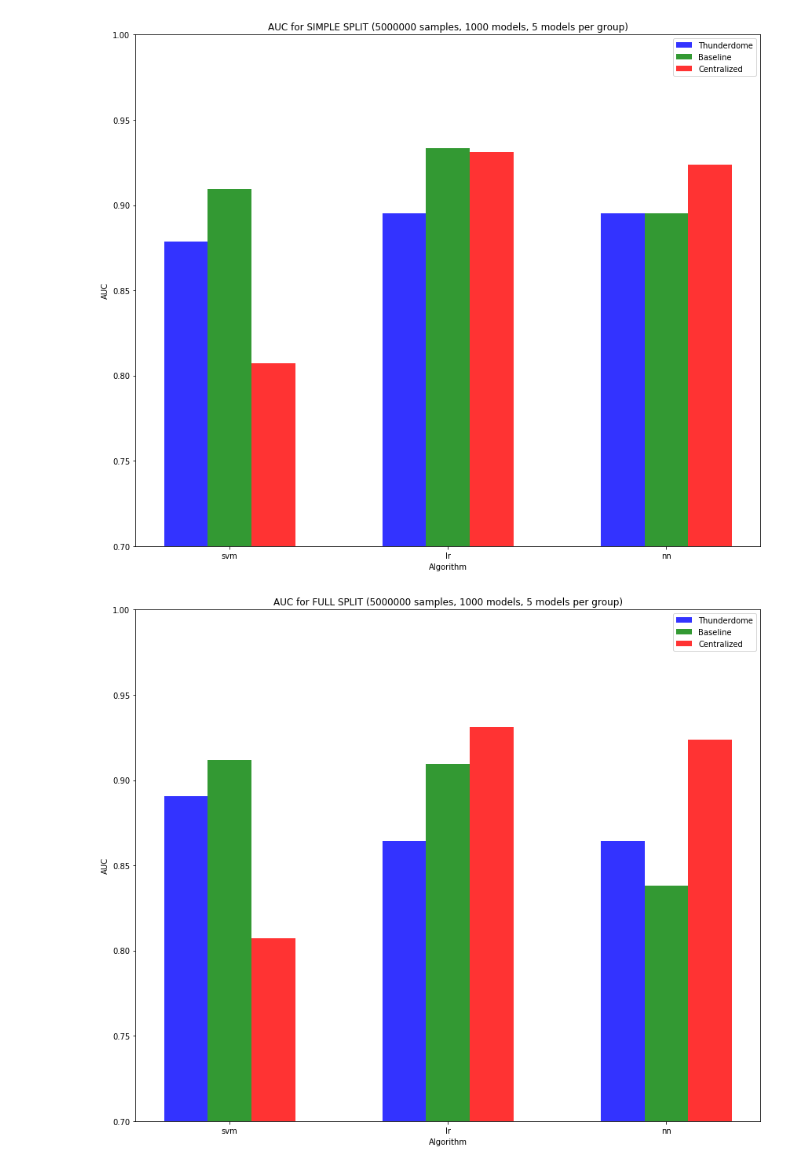
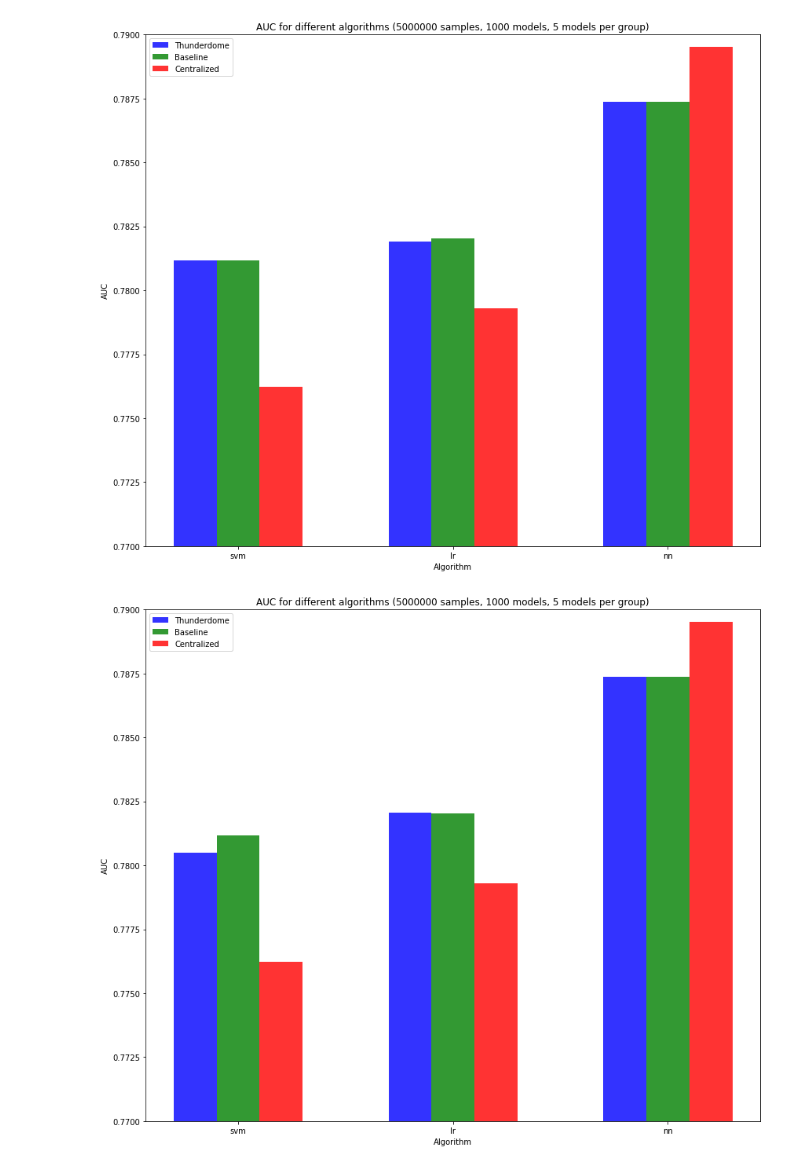
Before and after one commit to alisakhatipova/Parallel-Machine-Learning, a Jupyter notebook: split_exp.ipynb, the cells around one changed output. Cells and saved outputs as stored; diff of their text form; code cells hidden in the pictures.

```diff
--- a/split_exp.ipynb
+++ b/split_exp.ipynb
@@ -58,19 +132,18 @@ plt.show()
 # %%
-# simple split
 algs = ['svm', 'lr', 'nn']
 # data to plot
 n_groups = 3
-thund = [alg_svm_aver_simple, alg_lr_aver_simple, alg_lr_aver_simple]
-baseline = [alg_svm_aver_simple_baseline, alg_lr_aver_simple_baseline, alg_nn_aver_simple_baseline]
-centr = [alg_svm_aver_real, alg_lr_aver_real, alg_nn_aver_real]
+thund = [0.78117648573130, 0.7819078365983766, 0.7873764647232113]
+baseline = [0.7811764857313045, 0.7820439949492224, 0.7873764647232113]
+centr = [0.7762130749591453, 0.7792972163021316, 0.7895174544271933]
 
 # create plot
 fig, ax = plt.subplots(figsize=(12, 10))
 index = np.arange(n_groups)
 bar_width = 0.2
 opacity = 0.8
-ax.set_ylim(ymin=0.7)
-ax.set_ylim(ymax=1.0)
+ax.set_ylim(ymin=0.77)
+ax.set_ylim(ymax=0.79)
 rects1 = plt.bar(index, thund, bar_width,
                  alpha=opacity,
                  color='b',
@@ -88,53 +161,52 @@ rects2 = plt.bar(index + 2*bar_width, centr, bar_width,
 
 plt.xlabel('Algorithm')
 plt.ylabel('AUC')
-plt.title('AUC for SIMPLE SPLIT (5000000 samples, 1000 models, 5 models per group)')
+plt.title('AUC for different algorithms (5000000 samples, 1000 models, 5 models per group)')
 plt.xticks(index + bar_width, algs)
 plt.legend()
 
 plt.tight_layout()
 plt.show()
 # %% [output]
-[figure, old version]
+[figure, new version]
 # %%
-# full split
 algs = ['svm', 'lr', 'nn']
 # data to plot
 n_groups = 3
-thund = [alg_svm_aver_full, alg_lr_aver_full, alg_lr_aver_full]
-baseline = [alg_svm_aver_full_baseline, alg_lr_aver_full_baseline, alg_nn_aver_full_baseline]
-centr = [alg_svm_aver_real, alg_lr_aver_real, alg_nn_aver_real]
+thund = [0.7805028877163187, 0.7820526493387796, 0.7873764647232113]
+baseline = [0.7811764857313045, 0.7820439949492224, 0.7873764647232113]
+centr = [0.7762130749591453, 0.7792972163021316, 0.7895174544271933]
 
 # create plot
 fig, ax = plt.subplots(figsize=(12, 10))
 index = np.arange(n_groups)
 bar_width = 0.2
 opacity = 0.8
-ax.set_ylim(ymin=0.7)
-ax.set_ylim(ymax=1.0)
+ax.set_ylim(ymin=0.77)
+ax.set_ylim(ymax=0.79)
 rects1 = plt.bar(index, thund, bar_width,
                  alpha=opacity,
                  color='b',
                  label='Thunderdome')
 
 rects2 = plt.bar(index + bar_width, baseline, bar_width,
                  alpha=opacity,
                  color='g',
                  label='Baseline')
 
 rects2 = plt.bar(index + 2*bar_width, centr, bar_width,
                  alpha=opacity,
                  color='r',
                  label='Centralized')
 
 plt.xlabel('Algorithm')
 plt.ylabel('AUC')
-plt.title('AUC for FULL SPLIT (5000000 samples, 1000 models, 5 models per group)')
+plt.title('AUC for different algorithms (5000000 samples, 1000 models, 5 models per group)')
 plt.xticks(index + bar_width, algs)
 plt.legend()
 
 plt.tight_layout()
 plt.show()
 # %% [output]
-[figure, old version]
+[figure, new version]
 # %%
```
Also changed, not shown: parts of 5 cells of this notebook, 3 other files.
